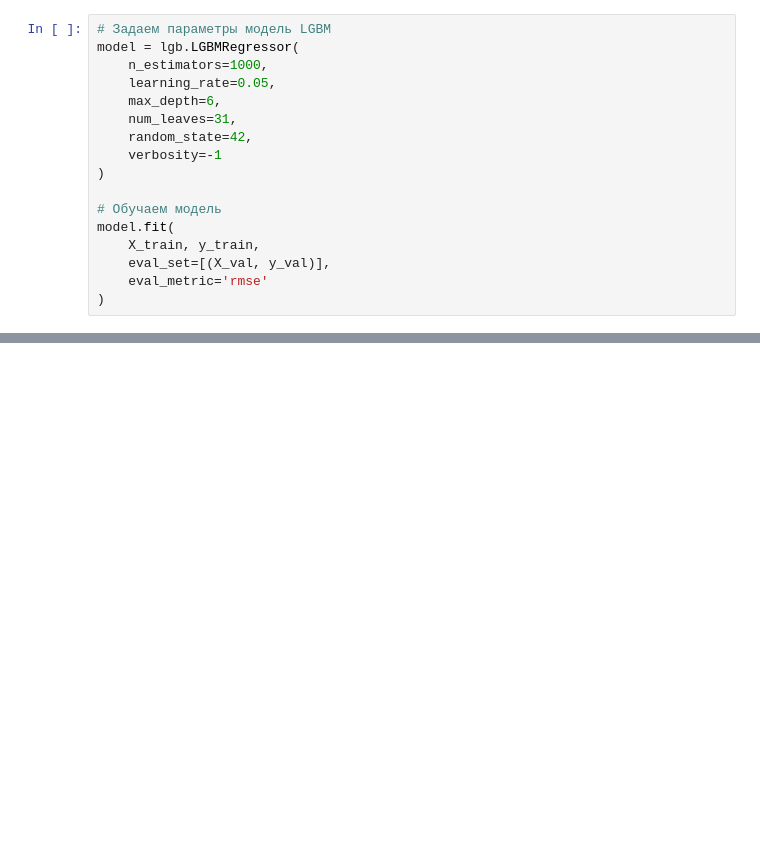
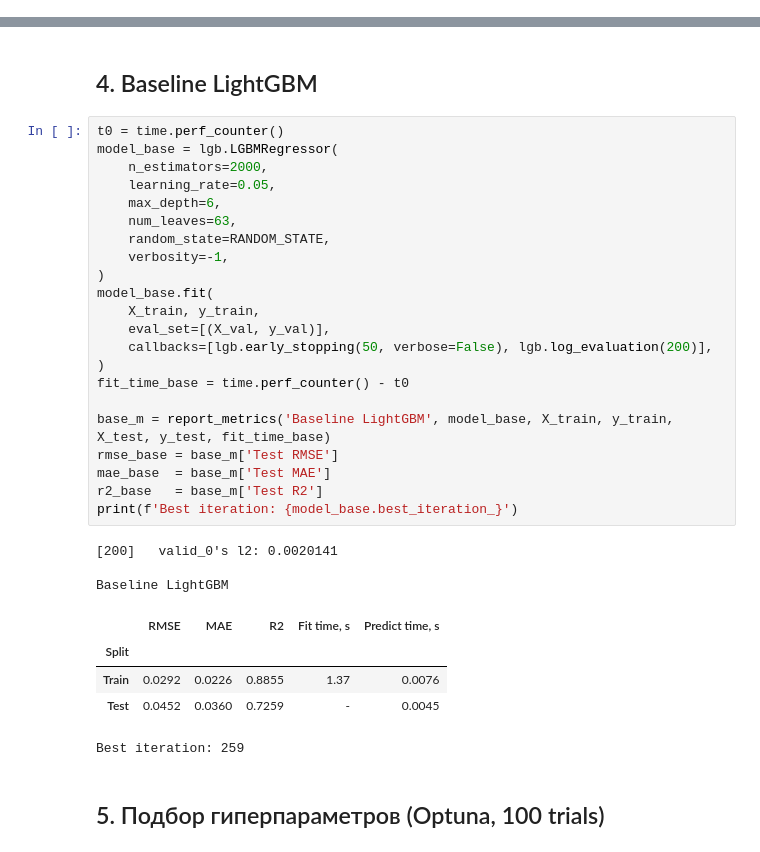
Before and after one commit to Khamoon7/GeoATM-popularity, a Jupyter notebook: notebooks/LightGBM.ipynb, the cells around one changed output, grey strips where cells are left out. Cells and saved outputs as stored; diff of their text form; blank space fills up the shorter version.

```diff
--- a/notebooks/LightGBM.ipynb
+++ b/notebooks/LightGBM.ipynb
@@ -35,17 +33,0 @@ X_train, X_val, y_train, y_val = train_test_split(X, y, test_size=0.25, random_s
-# %%
-# Задаем параметры модель LGBM
-model = lgb.LGBMRegressor(
-    n_estimators=1000,
-    learning_rate=0.05,
-    max_depth=6,
-    num_leaves=31,
-    random_state=42,
-    verbosity=-1
-)
-
-# Обучаем модель
-model.fit(
-    X_train, y_train,
-    eval_set=[(X_val, y_val)],
-    eval_metric='rmse'
-)
@@ -161 +178,36 @@ print(searching.best_value)
+# %% [markdown]
+## 4. Baseline LightGBM
+# %%
+t0 = time.perf_counter()
+model_base = lgb.LGBMRegressor(
+    n_estimators=2000,
+    learning_rate=0.05,
+    max_depth=6,
+    num_leaves=63,
+    random_state=RANDOM_STATE,
+    verbosity=-1,
+)
+model_base.fit(
+    X_train, y_train,
+    eval_set=[(X_val, y_val)],
+    callbacks=[lgb.early_stopping(50, verbose=False), lgb.log_evaluation(200)],
+)
+fit_time_base = time.perf_counter() - t0
+
+base_m = report_metrics('Baseline LightGBM', model_base, X_train, y_train, X_test, y_test, fit_time_base)
+rmse_base = base_m['Test RMSE']
+mae_base  = base_m['Test MAE']
+r2_base   = base_m['Test R2']
+print(f'Best iteration: {model_base.best_iteration_}')
+# %% [output]
+[200]   valid_0's l2: 0.0020141
+
+Baseline LightGBM
+|  | RMSE | MAE | R2 | Fit time, s | Predict time, s |
+| Split |  |  |  |  |  |
+| Train | 0.0292 | 0.0226 | 0.8855 | 1.37 | 0.0076 |
+| Test | 0.0452 | 0.0360 | 0.7259 | - | 0.0045 |
+Best iteration: 259
+# %% [markdown]
+## 5. Подбор гиперпараметров (Optuna, 100 trials)
 # %%
```
Also changed, not shown: parts of 24 cells of this notebook, 9 other files.
